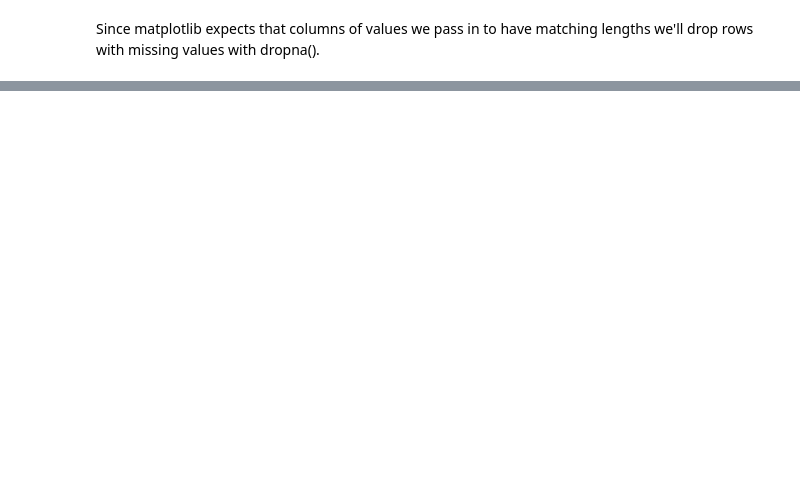
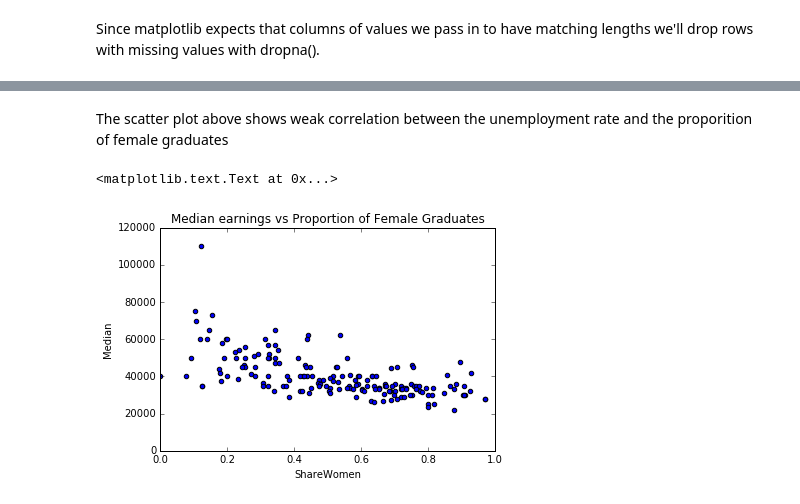
Before and after one commit to nkalpaxis/Visualizing_Earnings_Based_On_College_Majors, a Jupyter notebook: Visualizing_earnings_based_on_college_majors.ipynb, the cells around one changed output, grey strips where cells are left out. Cells and saved outputs as stored; diff of their text form; code cells hidden in the pictures; blank space fills up the shorter version.

```diff
--- a/Visualizing_earnings_based_on_college_majors.ipynb
+++ b/Visualizing_earnings_based_on_college_majors.ipynb
@@ -77,0 +125,9 @@ recent_grads = recent_grads.dropna()
+# %% [markdown]
+The scatter plot above shows weak correlation between the unemployment rate and the proporition of female graduates
+# %%
+#ShareWomen and Median earnings scatter
+ax = recent_grads.plot(x='ShareWomen', y='Median', kind='scatter',xlim=(0,1.0))
+ax.set_title('Median earnings vs Proportion of Female Graduates')
+# %% [output]
+<matplotlib.text.Text at 0x...>
+[figure, added]
```
Also changed, not shown: parts of 34 cells of this notebook.
